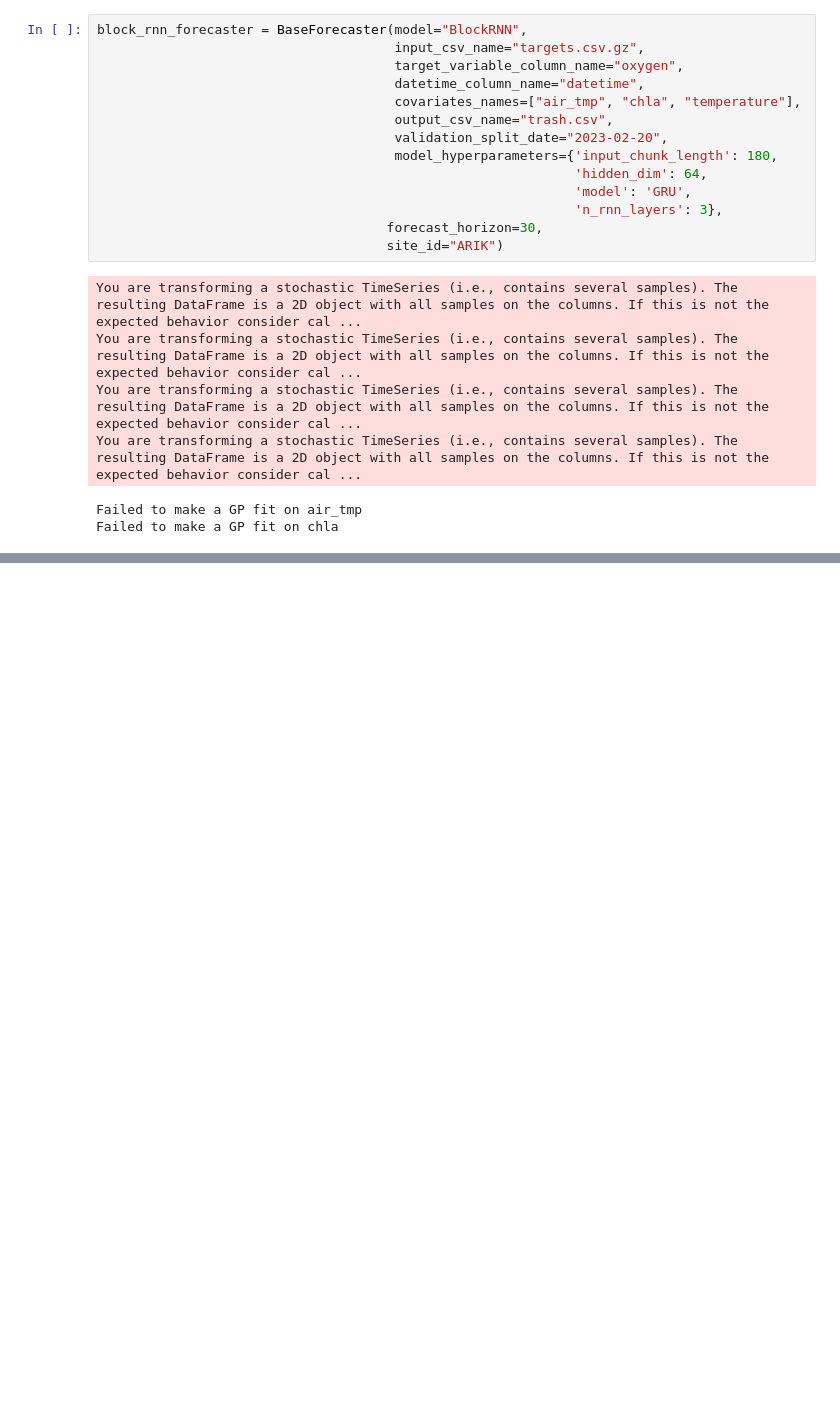
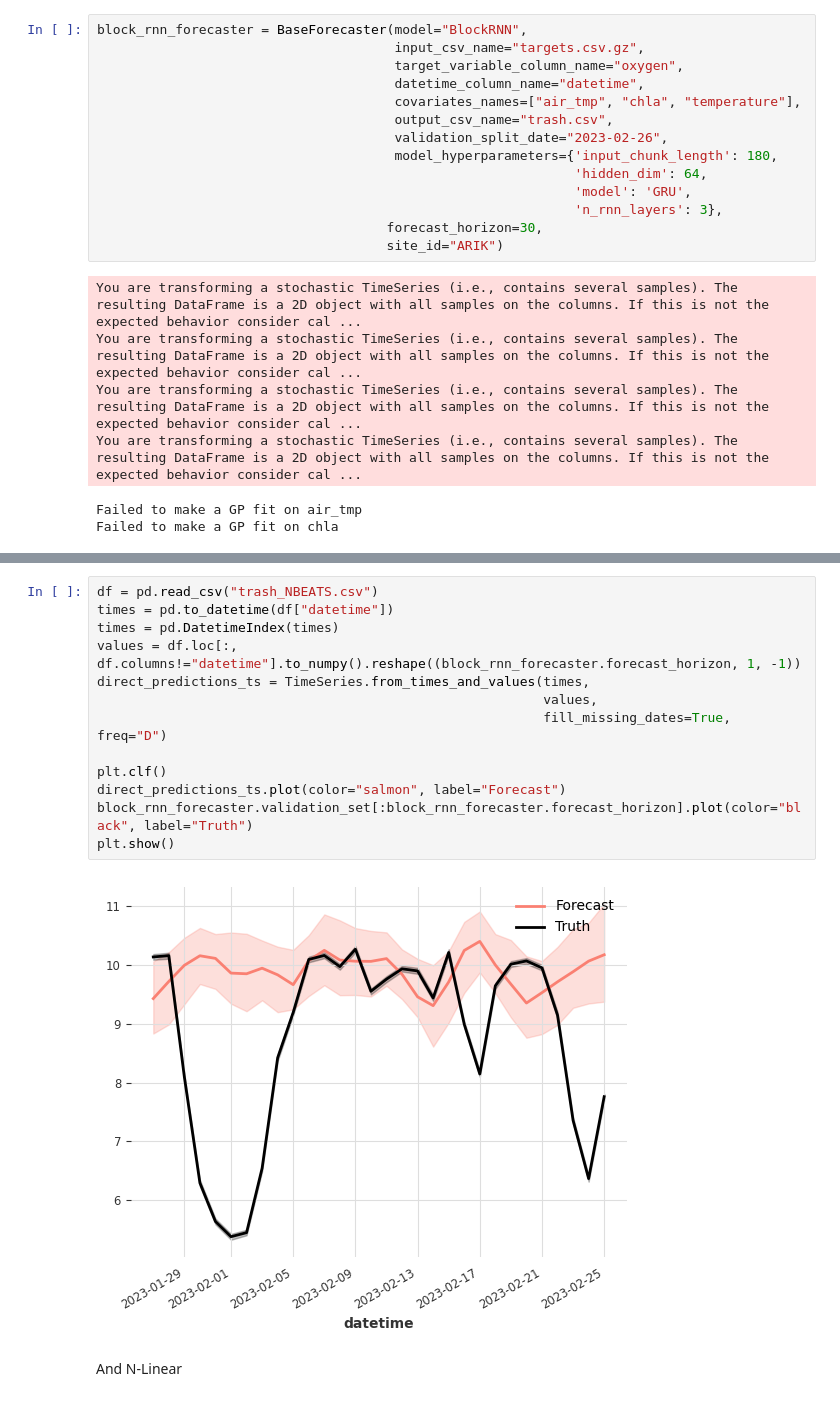
Before and after one commit to boettiger-lab/neon4cast-darts-submit, a Jupyter notebook: test.ipynb, the cells around one changed output, grey strips where cells are left out. Drawn from its saved outputs; the diff is of its cells as text; blank space fills up the shorter version.

Commit message:
Messy but will post changes here; need to reconfigure things re stitch series

```diff
--- a/test.ipynb
+++ b/test.ipynb
@@ -29,7 +34,7 @@ block_rnn_forecaster = BaseForecaster(model="BlockRNN",
                                       datetime_column_name="datetime",
                                       covariates_names=["air_tmp", "chla", "temperature"],
                                       output_csv_name="trash.csv",
-                                      validation_split_date="2023-02-20",
+                                      validation_split_date="2023-02-26",
                                       model_hyperparameters={'input_chunk_length': 180,
                                                              'hidden_dim': 64,
                                                              'model': 'GRU',
@@ -67,0 +139,17 @@ plt.show()
+# %%
+df = pd.read_csv("trash_NBEATS.csv")
+times = pd.to_datetime(df["datetime"])
+times = pd.DatetimeIndex(times)
+values = df.loc[:, df.columns!="datetime"].to_numpy().reshape((block_rnn_forecaster.forecast_horizon, 1, -1))
+direct_predictions_ts = TimeSeries.from_times_and_values(times,
+                                                         values,
+                                                         fill_missing_dates=True, freq="D")
+
+plt.clf()
+direct_predictions_ts.plot(color="salmon", label="Forecast")
+block_rnn_forecaster.validation_set[:block_rnn_forecaster.forecast_horizon].plot(color="black", label="Truth")
+plt.show()
+# %% [output]
+[figure, added]
+# %% [markdown]
+And N-Linear
```
Also changed, not shown: parts of 21 cells of this notebook.
